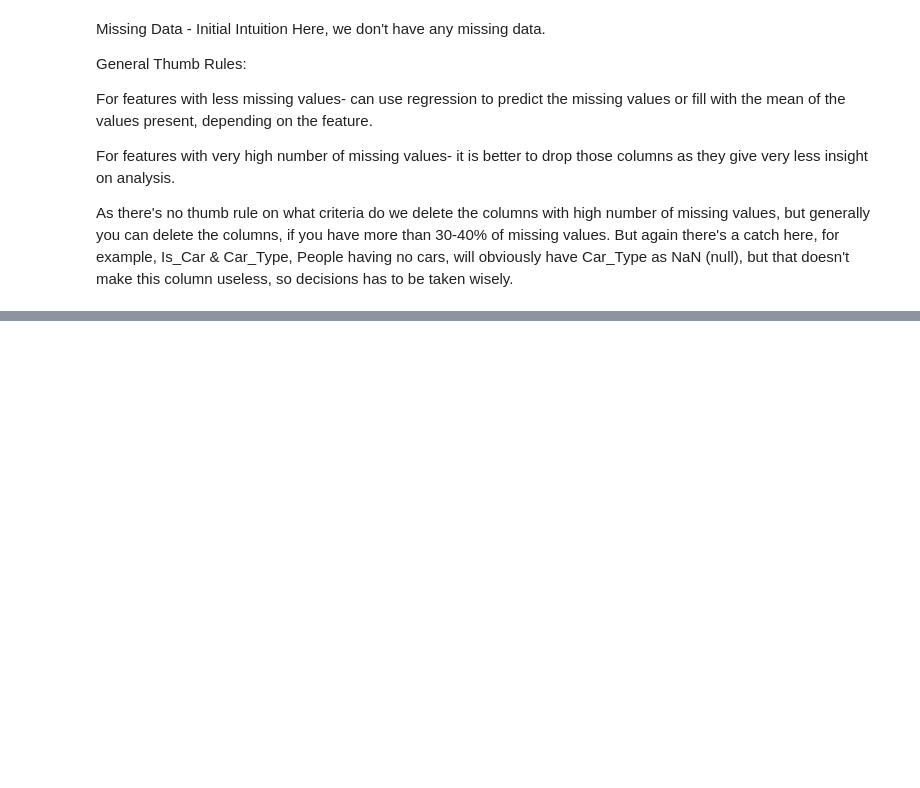
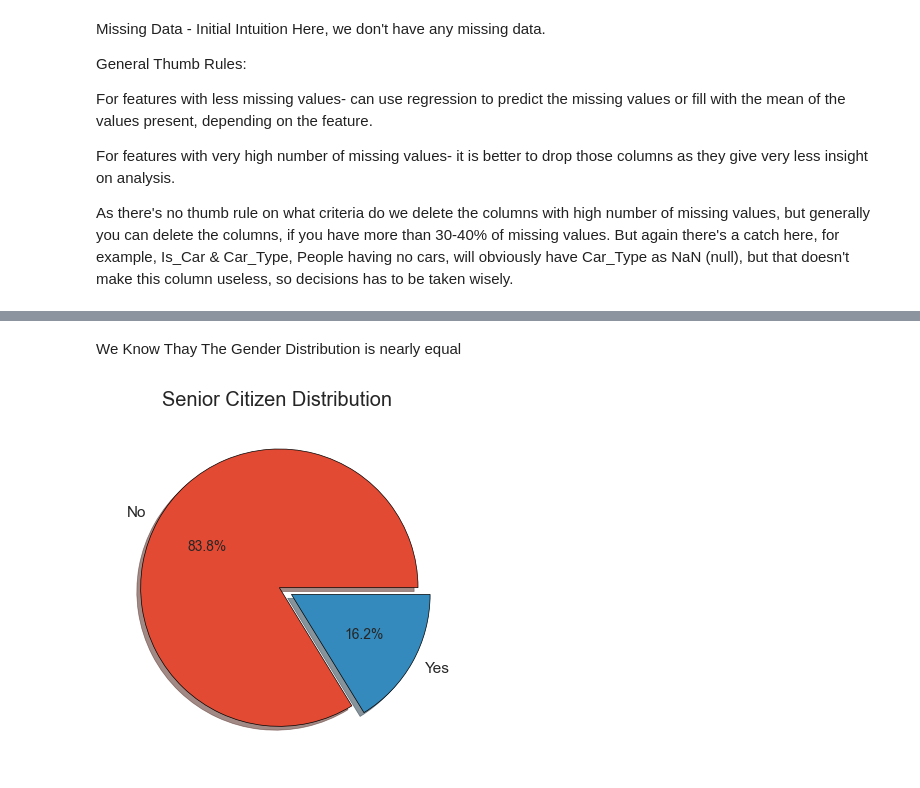
Before and after one commit to raghul017/Customer_Churn_Analysis, a Jupyter notebook: Customer.ipynb, the cells around one changed output, grey strips where cells are left out. Drawn from its saved outputs; the diff is of its cells as text; code cells hidden in the pictures; blank space fills up the shorter version.

```diff
--- a/Customer.ipynb
+++ b/Customer.ipynb
@@ -138,0 +371,15 @@ As there's no thumb rule on what criteria do we delete the columns with high num
+# %% [markdown]
+We Know Thay The Gender Distribution is nearly equal
+# %%
+plt.style.use("ggplot")
+plt.figure(figsize=(4 ,4))
+SeniorCitizen = Demogarphics['SeniorCitizen'].value_counts()
+SeniorCitizen_Keys = SeniorCitizen.keys()
+SeniorCitizen_Values = SeniorCitizen.values
+plt.pie(x= SeniorCitizen_Values , labels= SeniorCitizen_Keys , explode = [0,0.1] ,
+        shadow=True , wedgeprops={"edgecolor":"black"} , autopct = '%1.1f%%')
+plt.title('Senior Citizen Distribution ')
+plt.tight_layout()
+plt.show()
+# %% [output]
+[figure, added]
```
Also changed, not shown: parts of 40 cells of this notebook.
